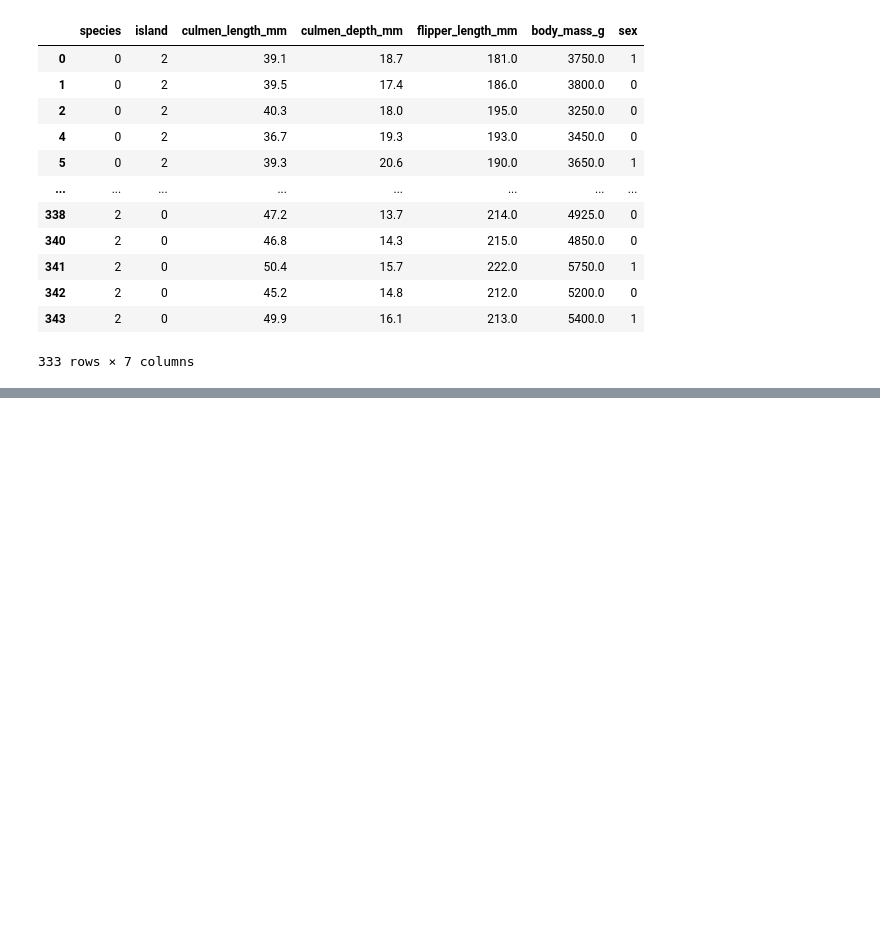
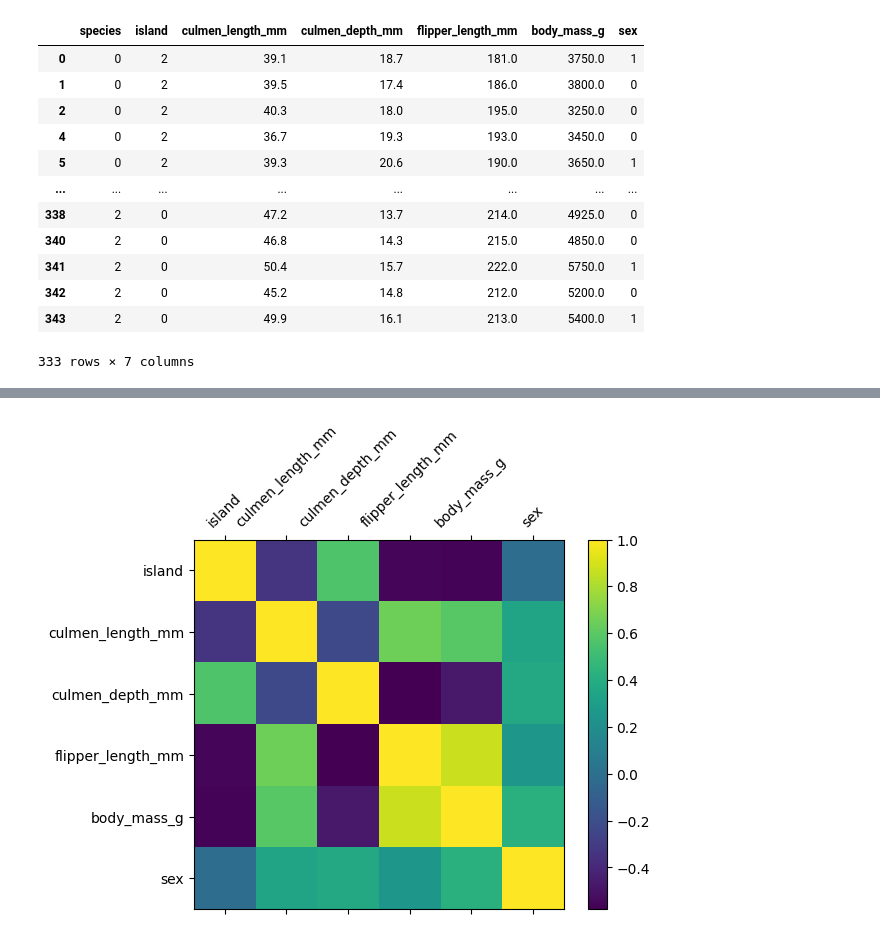
Before and after one commit to pedroarias3x/Python-DataAnalyst, a Jupyter notebook: IA-ProyectoFinal/Proyecto.ipynb, the cells around one changed output, grey strips where cells are left out. Saved outputs shown, nothing was run; the diff lists cells and outputs as text; code cells hidden in the pictures; blank space fills up the shorter version.

```diff
--- a/IA-ProyectoFinal/Proyecto.ipynb
+++ b/IA-ProyectoFinal/Proyecto.ipynb
@@ -187,0 +215,21 @@ display(y_penguins)
+# %%
+#Vamos a hacer una matriz de correlacion
+fig = plt.figure()
+ax = fig.add_subplot()
+cax = ax.matshow(x_penguins.corr())
+
+#Leyenda
+fig.colorbar(cax)
+
+#Cambios de ejes - creamos un eje personalizado
+labels_position = np.arange(len(x_penguins.columns))
+
+ax.set_xticks(labels_position)
+ax.set_xticklabels(x_penguins.columns, rotation = 45)
+
+ax.set_yticks(labels_position)
+ax.set_yticklabels(x_penguins.columns)
+#Mostramos
+plt.show()
+# %% [output]
+[figure, added]
```
Also changed, not shown: parts of 8 cells of this notebook, 4 other files.
